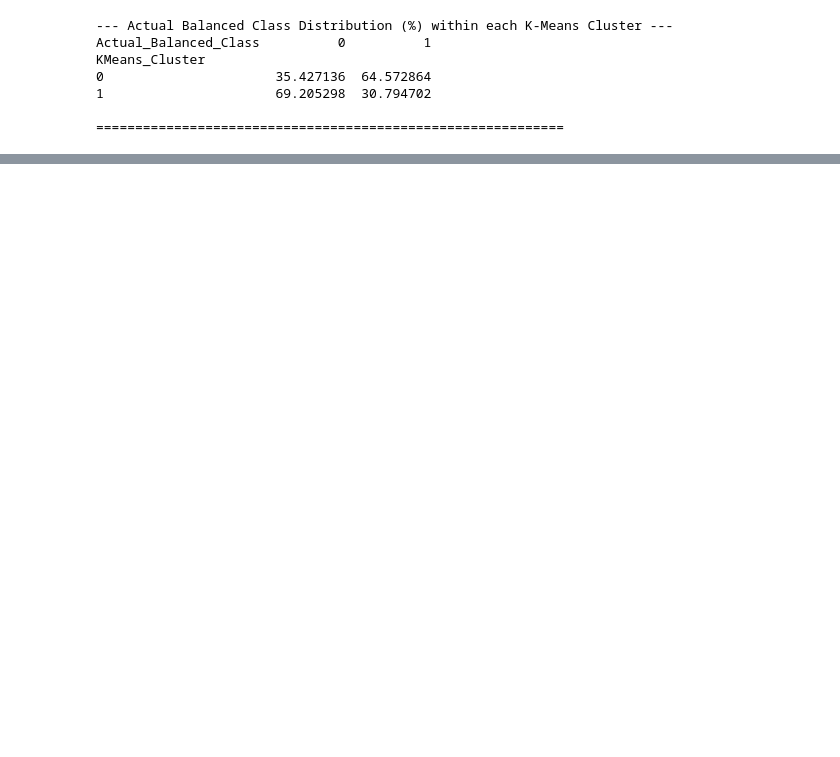
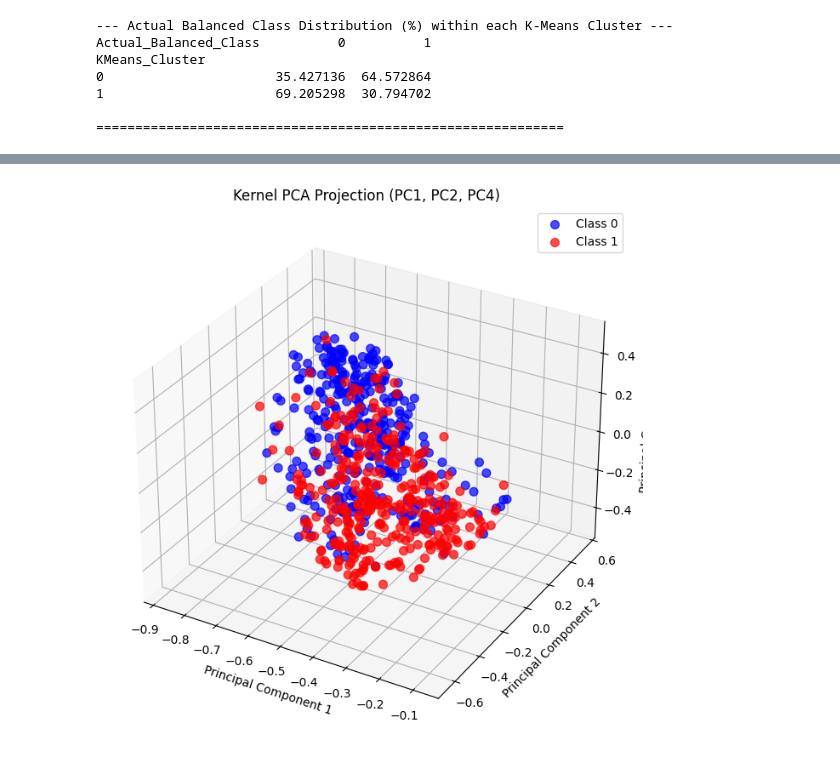
Before and after one commit to barra-white/qml-explainability-by-parts, a Jupyter notebook: explainability/qsvc/kernel/kernel-eigen.ipynb, the cells around one changed output, grey strips where cells are left out. Cells and saved outputs as stored; diff of their text form; code cells hidden in the pictures; blank space fills up the shorter version.

```diff
--- a/explainability/qsvc/kernel/kernel-eigen.ipynb
+++ b/explainability/qsvc/kernel/kernel-eigen.ipynb
@@ -330,27 +333,28 @@ print(f"Projected data shape ({comps_to_calc}D): {proj_data_N.shape}")
 # %%
 fig = plt.figure(figsize=(10, 8))
 ax = fig.add_subplot(111, projection='3d')
 
 # Define which components to plot on which axis (0-based index)
 pc_x_idx = 0 # PC1
 pc_y_idx = 1 # PC2
 pc_z_idx = 3 # PC4
 
 for label_val, color in class_colors_map.items():
     indices = (y_train_balanced == label_val)
     # Use proj_data_N and select columns for PC1, PC2, and PC4
     ax.scatter(proj_data_N[indices, pc_x_idx],
                proj_data_N[indices, pc_y_idx],
                proj_data_N[indices, pc_z_idx], # Changed from index 2 to 3
                c=color, label=f'Class {label_val}', s=50, alpha=0.7)
 
 # Update labels and title
 ax.set_xlabel(f'Principal Component {pc_x_idx + 1}') # PC1
 ax.set_ylabel(f'Principal Component {pc_y_idx + 1}') # PC2
-ax.set_zlabel(f'Principal Component {pc_z_idx + 1}') # PC4 (Changed label)
-ax.set_title(f'Kernel PCA Projection (PC{pc_x_idx + 1}, PC{pc_y_idx + 1}, PC{pc_z_idx + 1})') # Updated title
+ax.set_title(f'Kernel PCA Projection (PC1, PC2, PC4)') # Updated title
 
 ax.legend()
 ax.grid(True)
 plt.show()
 # --- End Modification ---
+# %% [output]
+[figure, added]
```
Also changed, not shown: parts of 5 cells of this notebook.
